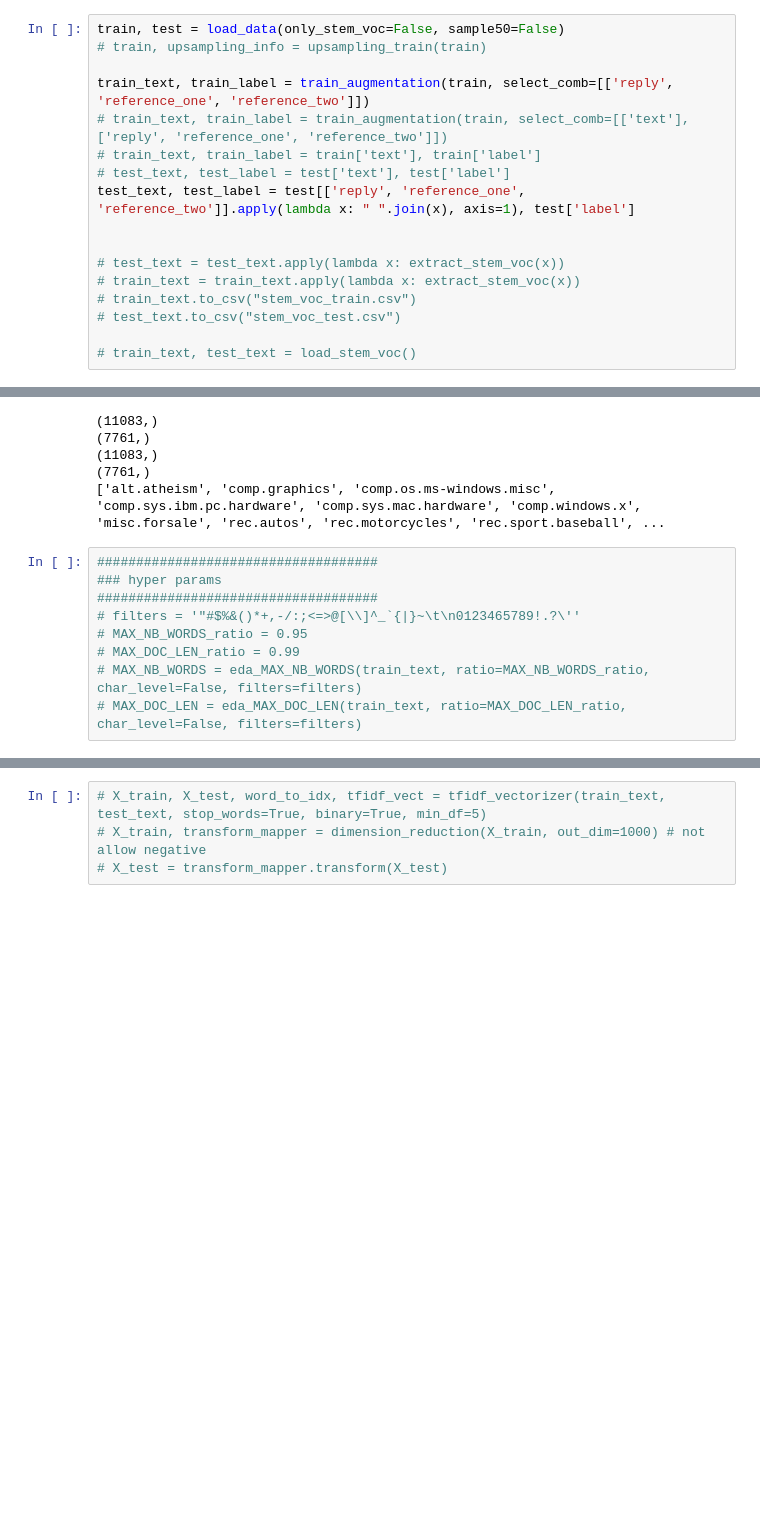
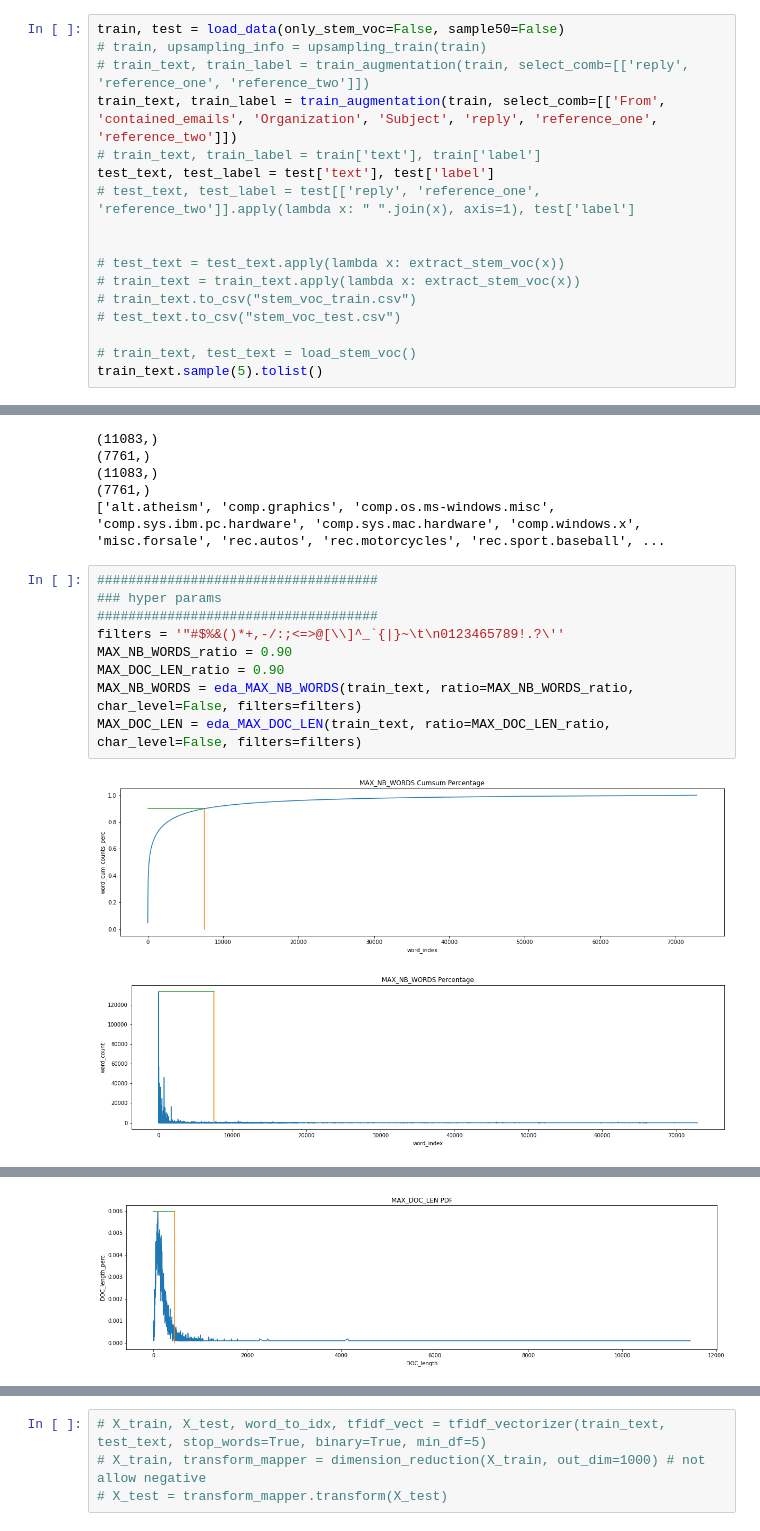
Before and after one commit to InscribeDeeper/Text-Classification, a Jupyter notebook: code/NN_based_models_BERT_v1_text.ipynb, the cells around one changed output, grey strips where cells are left out. Saved outputs shown, nothing was run; the diff lists cells and outputs as text; blank space fills up the shorter version.

```diff
--- a/code/NN_based_models_BERT_v1_text.ipynb
+++ b/code/NN_based_models_BERT_v1_text.ipynb
@@ -55,12 +55,11 @@ warnings.filterwarnings("ignore")
 # %%
 train, test = load_data(only_stem_voc=False, sample50=False)
 # train, upsampling_info = upsampling_train(train)
-
-train_text, train_label = train_augmentation(train, select_comb=[['reply', 'reference_one', 'reference_two']])
-# train_text, train_label = train_augmentation(train, select_comb=[['text'], ['reply', 'reference_one', 'reference_two']])
+# train_text, train_label = train_augmentation(train, select_comb=[['reply', 'reference_one', 'reference_two']])
+train_text, train_label = train_augmentation(train, select_comb=[['From', 'contained_emails', 'Organization', 'Subject', 'reply', 'reference_one', 'reference_two']])
 # train_text, train_label = train['text'], train['label']
-# test_text, test_label = test['text'], test['label']
-test_text, test_label = test[['reply', 'reference_one', 'reference_two']].apply(lambda x: " ".join(x), axis=1), test['label']
+test_text, test_label = test['text'], test['label']
+# test_text, test_label = test[['reply', 'reference_one', 'reference_two']].apply(lambda x: " ".join(x), axis=1), test['label']
 
 
 # test_text = test_text.apply(lambda x: extract_stem_voc(x))
@@ -69,6 +68,7 @@ test_text, test_label = test[['reply', 'reference_one', 'reference_two']].apply(
 # test_text.to_csv("stem_voc_test.csv")
 
 # train_text, test_text = load_stem_voc()
+train_text.sample(5).tolist()
 # %% [output]
 may use cols:
  ['global_index', 'doc_path', 'label', 'reply', 'reference_one', 'reference_two', 'tag_reply', 'tag_reference_one', 'tag_reference_two', 'Subject', 'From', 'Lines', 'Organization', 'contained_emails', ...
@@ -98,9 +103,12 @@ print(labels)
 # %%
 ####################################
 ### hyper params
 ####################################
-# filters = '"#$%&()*+,-/:;<=>@[\\]^_`{|}~\t\n0123465789!.?\''
-# MAX_NB_WORDS_ratio = 0.95
-# MAX_DOC_LEN_ratio = 0.99
-# MAX_NB_WORDS = eda_MAX_NB_WORDS(train_text, ratio=MAX_NB_WORDS_ratio, char_level=False, filters=filters)
-# MAX_DOC_LEN = eda_MAX_DOC_LEN(train_text, ratio=MAX_DOC_LEN_ratio, char_level=False, filters=filters)
+filters = '"#$%&()*+,-/:;<=>@[\\]^_`{|}~\t\n0123465789!.?\''
+MAX_NB_WORDS_ratio = 0.90
+MAX_DOC_LEN_ratio = 0.90
+MAX_NB_WORDS = eda_MAX_NB_WORDS(train_text, ratio=MAX_NB_WORDS_ratio, char_level=False, filters=filters)
+MAX_DOC_LEN = eda_MAX_DOC_LEN(train_text, ratio=MAX_DOC_LEN_ratio, char_level=False, filters=filters)
+# %% [output]
+[figure, added]
+[figure, added]
@@ -106,0 +133 @@ print(labels)
+[figure, added]
```
Also changed, not shown: parts of 15 cells of this notebook, 7 other files.
